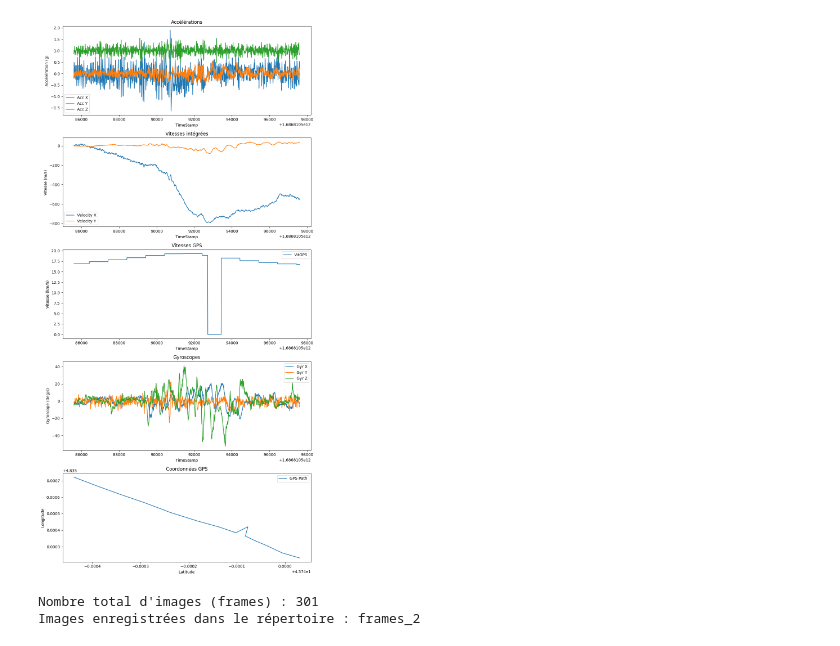
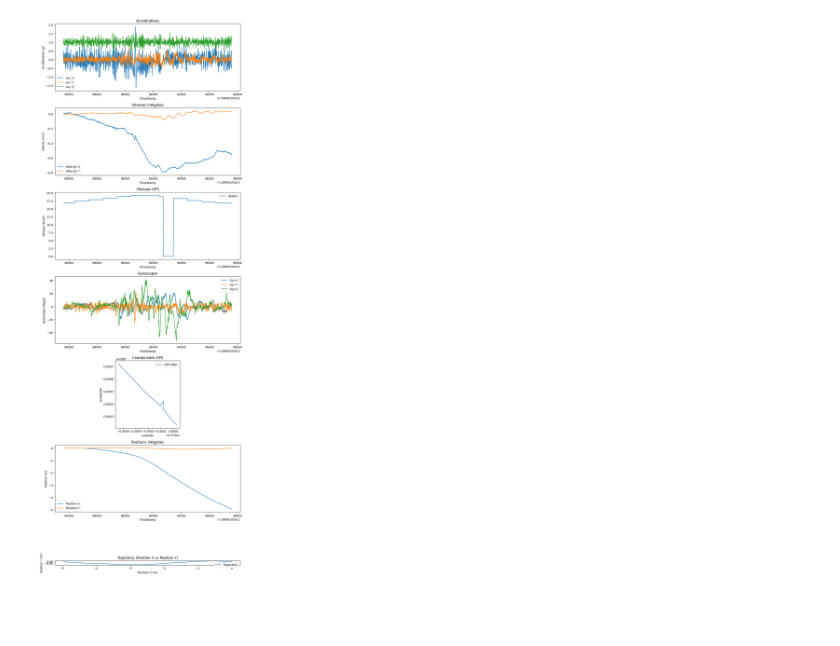
Before and after one commit to martin1207/NEWMOB, a Jupyter notebook: test.ipynb, the cells around one changed output. Cells and saved outputs as stored; diff of their text form; code cells hidden in the pictures; blank space fills up the shorter version.

```diff
--- a/test.ipynb
+++ b/test.ipynb
@@ -7,17 +7,24 @@ import geopandas as gpd
 # Read the CSV file with proper data type handling
 video1 = pd.read_csv('examples_interactions_pietons/t1_107-119_2023-06-15 08_27_58.csv', sep=';')
 # %%
+import numpy as np
+import matplotlib.pyplot as plt
 
-# Calculer la différence de temps entre chaque point de données
-time_diff = np.diff(video1['TimeStamp'], prepend=video1['TimeStamp'].iloc[0])
+# Calculer la différence de temps entre chaque point de données en secondes
+time_diff = np.diff(video1['TimeStamp'], prepend=video1['TimeStamp'].iloc[0]) / 1000.0
 
 # Intégrer les données d'accélération pour obtenir la vitesse
 velocity_x = np.cumsum(video1[' AccX(g)'] * time_diff)
 velocity_y = np.cumsum(video1[' AccY(g)'] * time_diff)
 velocity_z = np.cumsum(video1[' AccZ(g)'] * time_diff)
 
+# Intégrer les vitesses pour obtenir les positions
+position_x = np.cumsum(velocity_x * time_diff)
+position_y = np.cumsum(velocity_y * time_diff)
+position_z = np.cumsum(velocity_z * time_diff)
+
 # Créer une figure et des sous-graphiques
-fig, axs = plt.subplots(5, 1, figsize=(10, 20))
+fig, axs = plt.subplots(7, 1, figsize=(10, 28))
 
 # Plot des accélérations
 axs[0].plot(video1['TimeStamp'], video1[' AccX(g)'], label='Acc X')
@@ -38,34 +45,51 @@ axs[1].legend()
 
 # Plot des vitesses GPS
 axs[2].plot(video1['TimeStamp'], video1[' VitGPS(km/h)'], label='VitGPS')
 axs[2].set_title('Vitesses GPS')
 axs[2].set_xlabel('TimeStamp')
 axs[2].set_ylabel('Vitesse (km/h)')
 axs[2].legend()
 
 # Plot des gyroscopes
 axs[3].plot(video1['TimeStamp'], video1[' GyrX(deg/s)'], label='Gyr X')
 axs[3].plot(video1['TimeStamp'], video1[' GyrY(deg/s)'], label='Gyr Y')
 axs[3].plot(video1['TimeStamp'], video1[' GyrZ(deg/s)'], label='Gyr Z')
 axs[3].set_title('Gyroscopes')
 axs[3].set_xlabel('TimeStamp')
 axs[3].set_ylabel('Gyroscope (deg/s)')
 axs[3].legend()
 
 # Plot des coordonnées GPS
 axs[4].plot(video1[' Lat'], video1[' Long'], label='GPS Path')
 axs[4].set_title('Coordonnées GPS')
 axs[4].set_xlabel('Latitude')
 axs[4].set_ylabel('Longitude')
 axs[4].legend()
+axs[4].set_aspect('equal', 'box')
+
+# Plot des positions intégrées
+axs[5].plot(video1['TimeStamp'], position_x, label='Position X')
+axs[5].plot(video1['TimeStamp'], position_y, label='Position Y')
+axs[5].set_title('Positions intégrées')
+axs[5].set_xlabel('TimeStamp')
+axs[5].set_ylabel('Position (m)')
+axs[5].legend()
+
+# Plot de la trajectoire à partir des positions intégrées
+axs[6].plot(position_x, position_y, label='Trajectory')
+axs[6].set_title('Trajectory (Position X vs Position Y)')
+axs[6].set_xlabel('Position X (m)')
+axs[6].set_ylabel('Position Y (m)')
+axs[6].legend()
+axs[6].set_aspect('equal', 'box')
 
 # Ajuster l'espacement entre les sous-graphiques
 plt.tight_layout()
 
 # Afficher les graphiques
 plt.show()
 # %% [output]
-[figure, old version]
+[figure, new version]
 # %%
 from shapely.geometry import Point
 
@@ -84,36 +105,0 @@ video2 = pd.read_csv('examples_interactions_pietons/t2_140-152_2022-11-24 12_00_
-# %%
-import cv2
-import os
-
-# Charger la vidéo
-video_path = '/Users/martin.dejaeghere/NEWMOB/examples_interactions_pietons/t2_140-150_2022-11-24 12_00_52.mp4'
-cap = cv2.VideoCapture(video_path)
-
-# Vérifier si la vidéo a été chargée correctement
-if not cap.isOpened():
-    print("Erreur lors de l'ouverture de la vidéo")
-else:
-    # Créer un répertoire pour stocker les images
-    output_dir = 'frames_2'
-    os.makedirs(output_dir, exist_ok=True)
-
-    frame_count = int(cap.get(cv2.CAP_PROP_FRAME_COUNT))
-    print(f"Nombre total d'images (frames) : {frame_count}")
-
-    frame_index = 0
-    while True:
-        ret, frame = cap.read()
-        if not ret:
-            break
-        # Enregistrer chaque frame en tant qu'image
-        frame_filename = os.path.join(output_dir, f'frame_{frame_index:04d}.png')
-        cv2.imwrite(frame_filename, frame)
-        frame_index += 1
-
-    print(f"Images enregistrées dans le répertoire : {output_dir}")
-
-# Libérer la capture vidéo
-cap.release()
-# %% [output]
-Nombre total d'images (frames) : 301
-Images enregistrées dans le répertoire : frames_2
```
Also changed, not shown: parts of 3 cells of this notebook.
